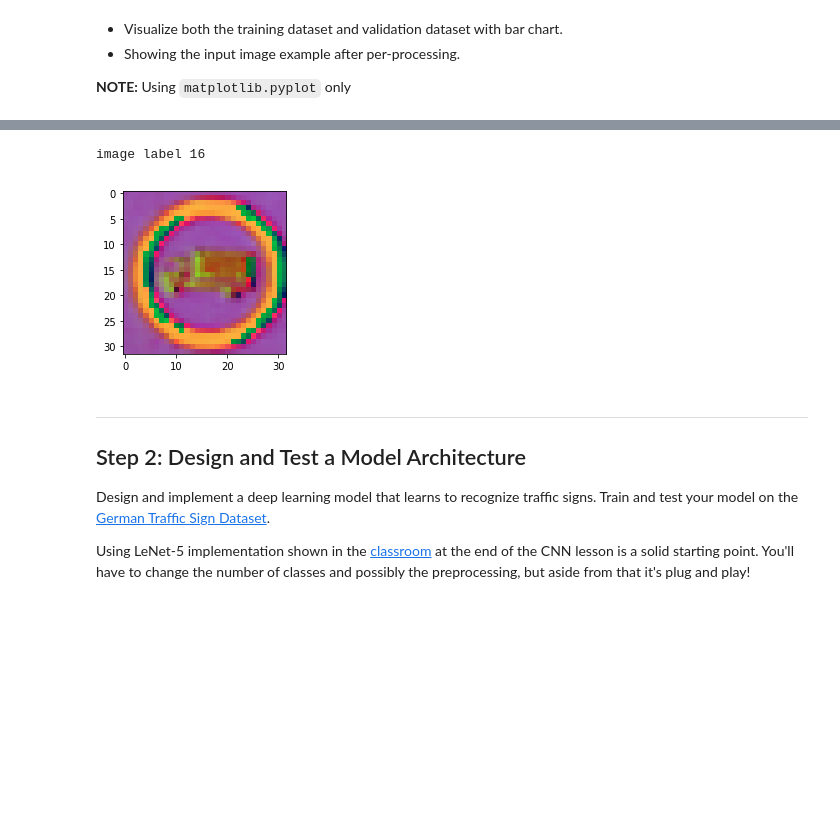
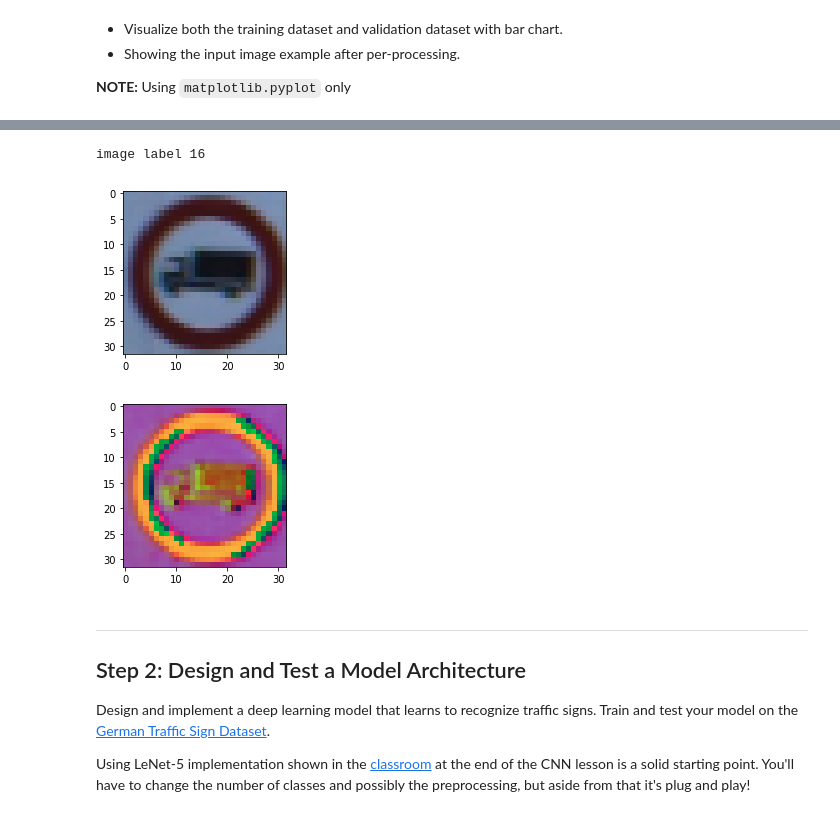
Before and after one commit to BoYuHuang1117/Practical-Autonomous, a Jupyter notebook: traffic sign/Traffic_Sign_Classifier.ipynb, the cells around one changed output, grey strips where cells are left out. Cells and saved outputs as stored; diff of their text form; code cells hidden in the pictures; blank space fills up the shorter version.

Commit message:
Add files via upload
savefig and create markdown file

```diff
--- a/traffic sign/Traffic_Sign_Classifier.ipynb
+++ b/traffic sign/Traffic_Sign_Classifier.ipynb
@@ -246,14 +246,21 @@ plt.show()
 # %%
+print("image label",test_labels[0])
+
 plt.figure(figsize=(3,3))
-print("image label",test_labels[0])
+plt.imshow(test_imgs[0])
+plt.savefig('example-original.png')
+plt.show()
+
+plt.figure(figsize=(3,3))
 hsv = test_imgs[0]
 img = color.rgb2hsv(hsv)
-plt.imshow(img, cmap="hsv")
+plt.imshow(img)
 plt.savefig('example.png')
 plt.show()
 # %% [output]
 image label 16
-[figure, old version]
+[figure, new version]
+[figure, added]
 # %% [markdown]
 ----
 
```
Also changed, not shown: parts of 19 cells of this notebook, 2 other files.
